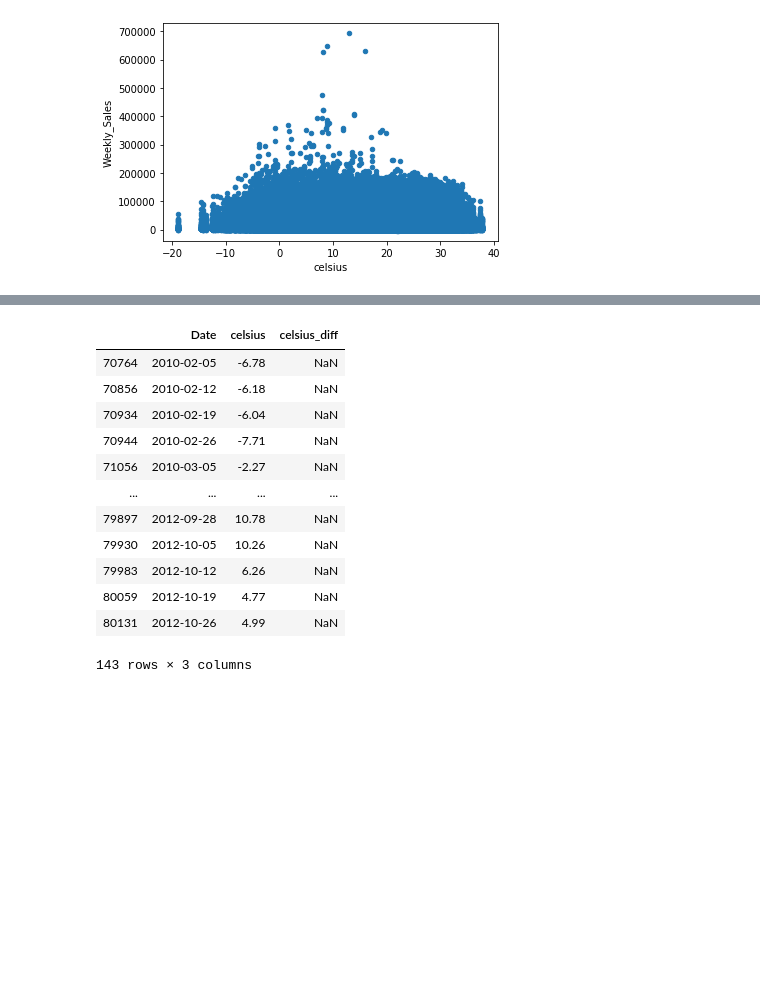
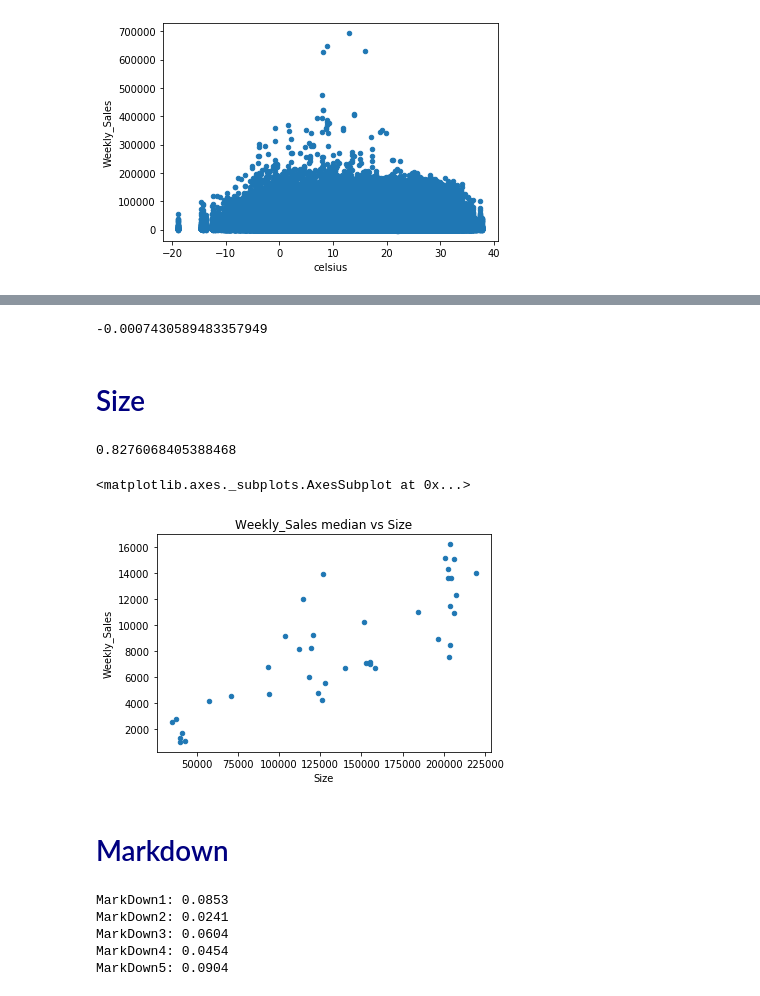
Before and after one commit to talestsp/walmart-recruiting-store-sales-forecasting, a Jupyter notebook: notebooks/exploration/EDA - Relations.ipynb, the cells around one changed output, grey strips where cells are left out. Saved outputs shown, nothing was run; the diff lists cells and outputs as text; code cells hidden in the pictures; blank space fills up the shorter version.

```diff
--- a/notebooks/exploration/EDA - Relations.ipynb
+++ b/notebooks/exploration/EDA - Relations.ipynb
@@ -29,12 +29,10 @@ with target variable
 https://www.kaggle.com/c/walmart-recruiting-store-sales-forecasting
 # %%
 train = dao.load_dataset("train")
-train = train.groupby("store_dept").apply(process.train_semantic_enrichment)
-train = train.groupby("Store").apply(process.holiday_pre_pos).reset_index(drop=True)
+train = train.groupby("store_dept").apply(process.train_sales_semantic_enrichment)
 
 feat = dao.load_features()
 feat = process.features_semantic_enrichment(feat)
-# feat["celsius_diff"] = feat.groupby("Store").apply(process.temperature_diff)
 
 stores = dao.load_stores()
 # %%
@@ -217,16 +221,16 @@ train["celsius"].corr(train["Weekly_Sales"])
-# %%
-train[train["store_dept"] == "16_5"][["Date", "celsius", "celsius_diff"]]
-# %% [output]
-|  | Date | celsius | celsius_diff |
-| 70764 | 2010-02-05 | -6.78 | NaN |
-| 70856 | 2010-02-12 | -6.18 | NaN |
-| 70934 | 2010-02-19 | -6.04 | NaN |
-| 70944 | 2010-02-26 | -7.71 | NaN |
-| 71056 | 2010-03-05 | -2.27 | NaN |
-| ... | ... | ... | ... |
-| 79897 | 2012-09-28 | 10.78 | NaN |
-| 79930 | 2012-10-05 | 10.26 | NaN |
-| 79983 | 2012-10-12 | 6.26 | NaN |
-| 80059 | 2012-10-19 | 4.77 | NaN |
-| 80131 | 2012-10-26 | 4.99 | NaN |
-143 rows × 3 columns
+# %%
+train["celsius_diff"].corr(train["Weekly_Sales"])
+# %% [output]
+-0.0007430589483357949
+# %% [markdown]
+# <font color="navy">Size</font>
+# %%
+size_sales = train.groupby("Size")["Weekly_Sales"].median().reset_index()
+print(size_sales["Size"].corr(size_sales["Weekly_Sales"]))
+size_sales.plot.scatter("Size", "Weekly_Sales", title="Weekly_Sales median vs Size")
+# %% [output]
+0.8276068405388468
+<matplotlib.axes._subplots.AxesSubplot at 0x...>
+[figure, added]
+# %% [markdown]
+# <font color="navy">Markdown</font>
@@ -232,0 +239,9 @@ train[train["store_dept"] == "16_5"][["Date", "celsius", "celsius_diff"]]
+# %%
+for md in mds:
+    print(md+":", round(train[md].corr(train["Weekly_Sales"]), 4))
+# %% [output]
+MarkDown1: 0.0853
+MarkDown2: 0.0241
+MarkDown3: 0.0604
+MarkDown4: 0.0454
+MarkDown5: 0.0904
```
Also changed, not shown: parts of 4 cells of this notebook, 4 other files.
